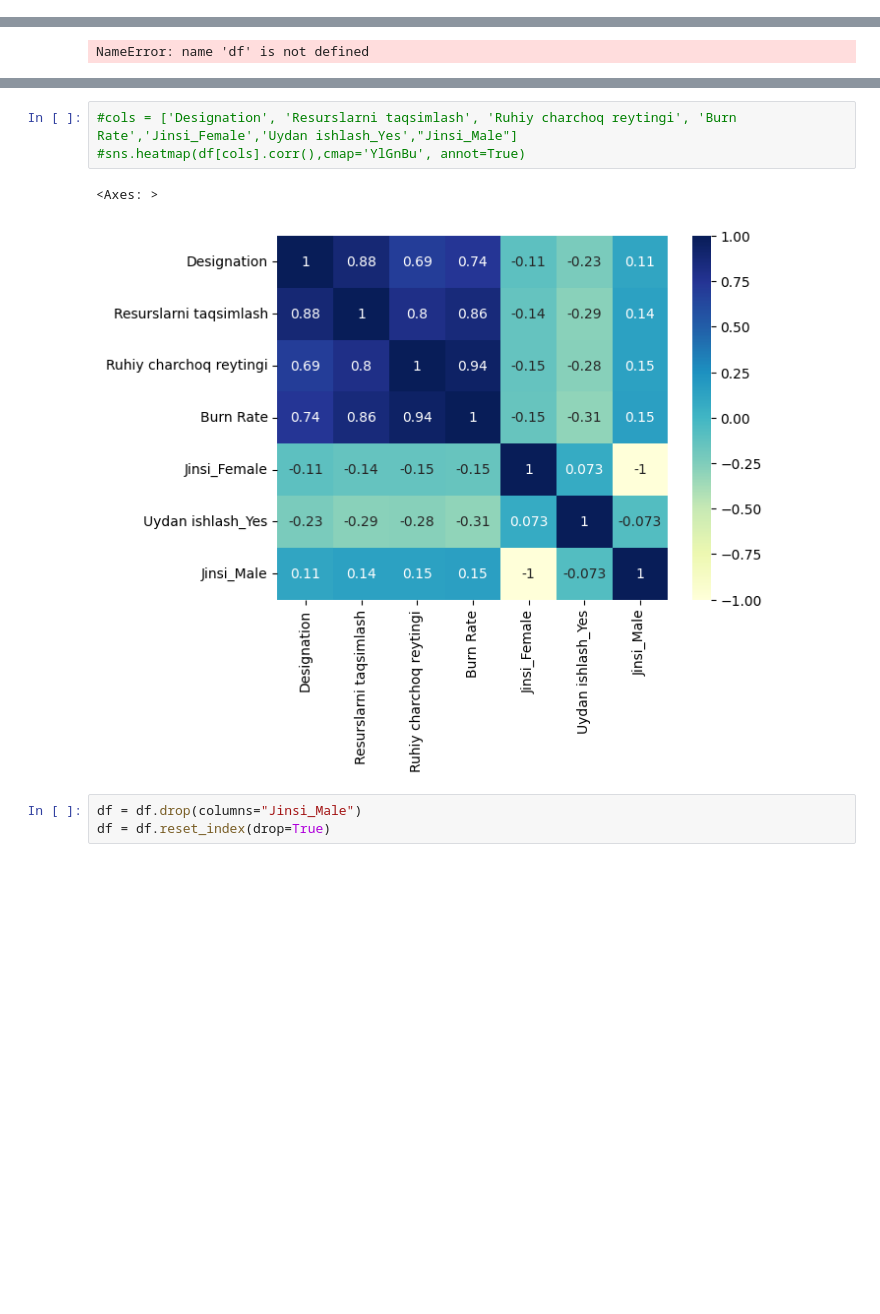
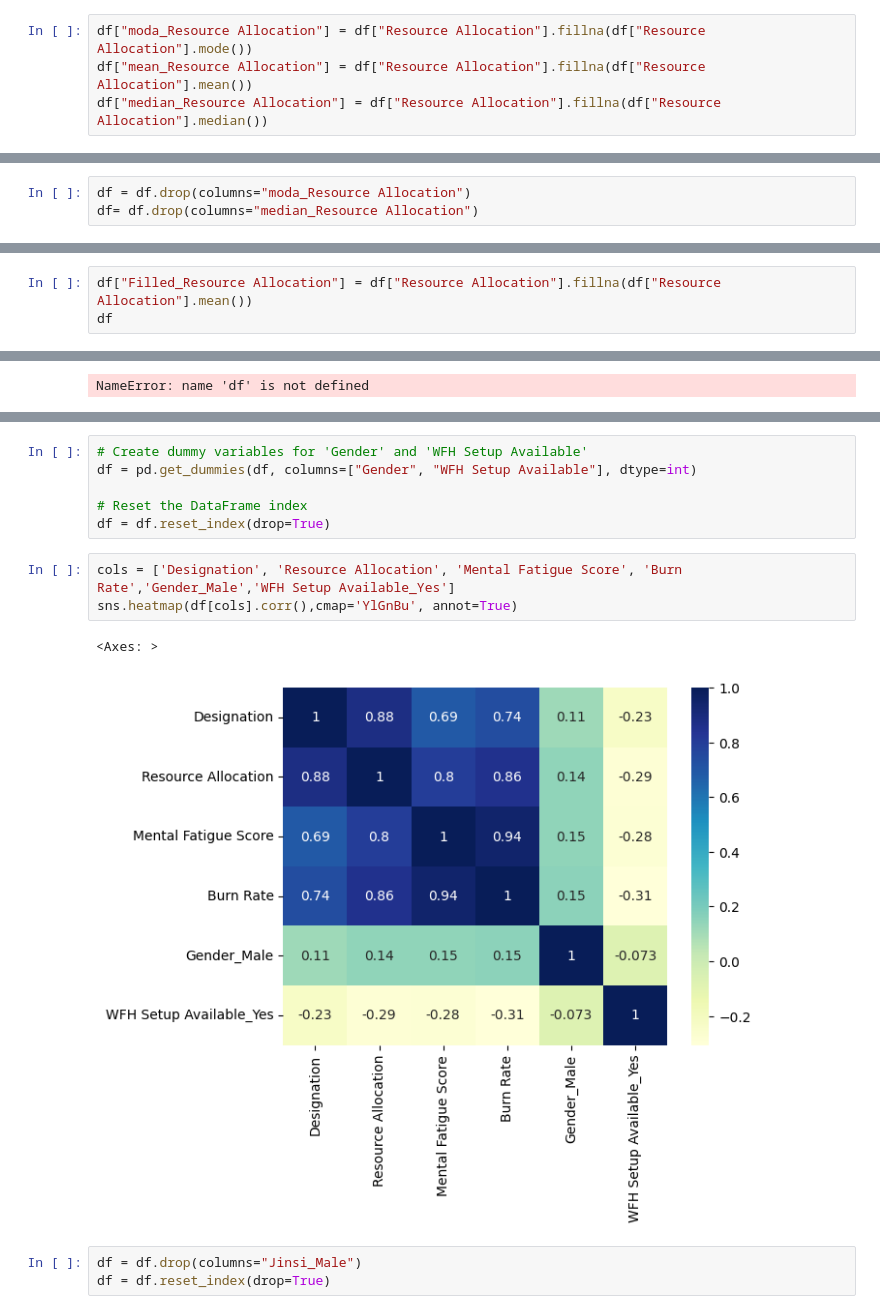
Before and after one commit to Nigoraa1/My_First_Dashboard, a Jupyter notebook: temp.ipynb, the cells around one changed output, grey strips where cells are left out. Saved outputs shown, nothing was run; the diff lists cells and outputs as text; blank space fills up the shorter version.

Commit message:
MIssing data bilan ishlandi

```diff
--- a/temp.ipynb
+++ b/temp.ipynb
@@ -58,0 +71,4 @@ df["Resource Allocation"].isna().sum()
+# %%
+df["moda_Resource Allocation"] = df["Resource Allocation"].fillna(df["Resource Allocation"].mode())
+df["mean_Resource Allocation"] = df["Resource Allocation"].fillna(df["Resource Allocation"].mean())
+df["median_Resource Allocation"] = df["Resource Allocation"].fillna(df["Resource Allocation"].median())
@@ -58,0 +84,3 @@ df["Resource Allocation"].isna().sum()
+# %%
+df = df.drop(columns="moda_Resource Allocation")
+df= df.drop(columns="median_Resource Allocation")
@@ -58,0 +108,3 @@ df["Resource Allocation"].isna().sum()
+# %%
+df["Filled_Resource Allocation"] = df["Resource Allocation"].fillna(df["Resource Allocation"].mean())
+df
@@ -168,9 +253,15 @@ NameError: name 'df' is not defined
+# %%
+# Create dummy variables for 'Gender' and 'WFH Setup Available'
+df = pd.get_dummies(df, columns=["Gender", "WFH Setup Available"], dtype=int)
+
+# Reset the DataFrame index
+df = df.reset_index(drop=True)
 # %%
-#cols = ['Designation', 'Resurslarni taqsimlash', 'Ruhiy charchoq reytingi', 'Burn Rate','Jinsi_Female','Uydan ishlash_Yes',"Jinsi_Male"]
-#sns.heatmap(df[cols].corr(),cmap='YlGnBu', annot=True)
+cols = ['Designation', 'Resource Allocation', 'Mental Fatigue Score', 'Burn Rate','Gender_Male','WFH Setup Available_Yes']
+sns.heatmap(df[cols].corr(),cmap='YlGnBu', annot=True)
 # %% [output]
 <Axes: >
-[figure, old version]
+[figure, new version]
 # %%
 df = df.drop(columns="Jinsi_Male")
 df = df.reset_index(drop=True)
```
Also changed, not shown: parts of 9 cells of this notebook, 2 other files.
